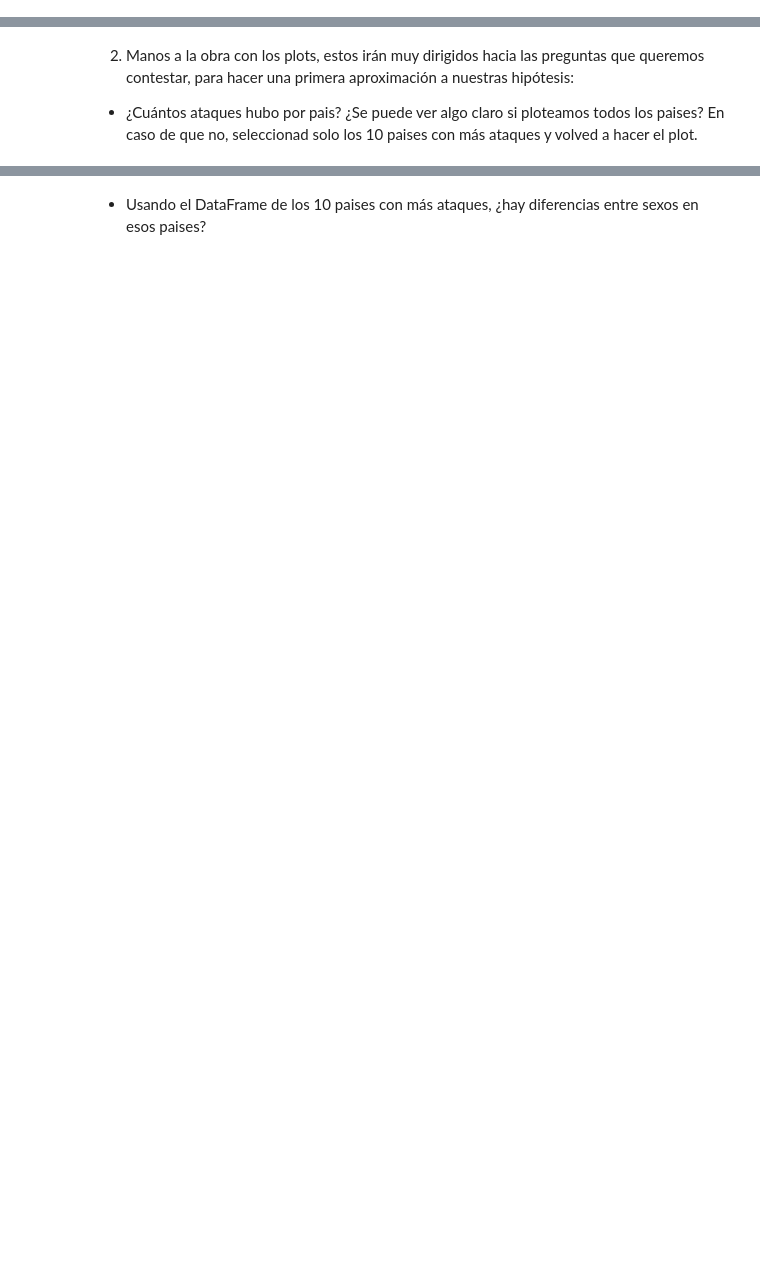
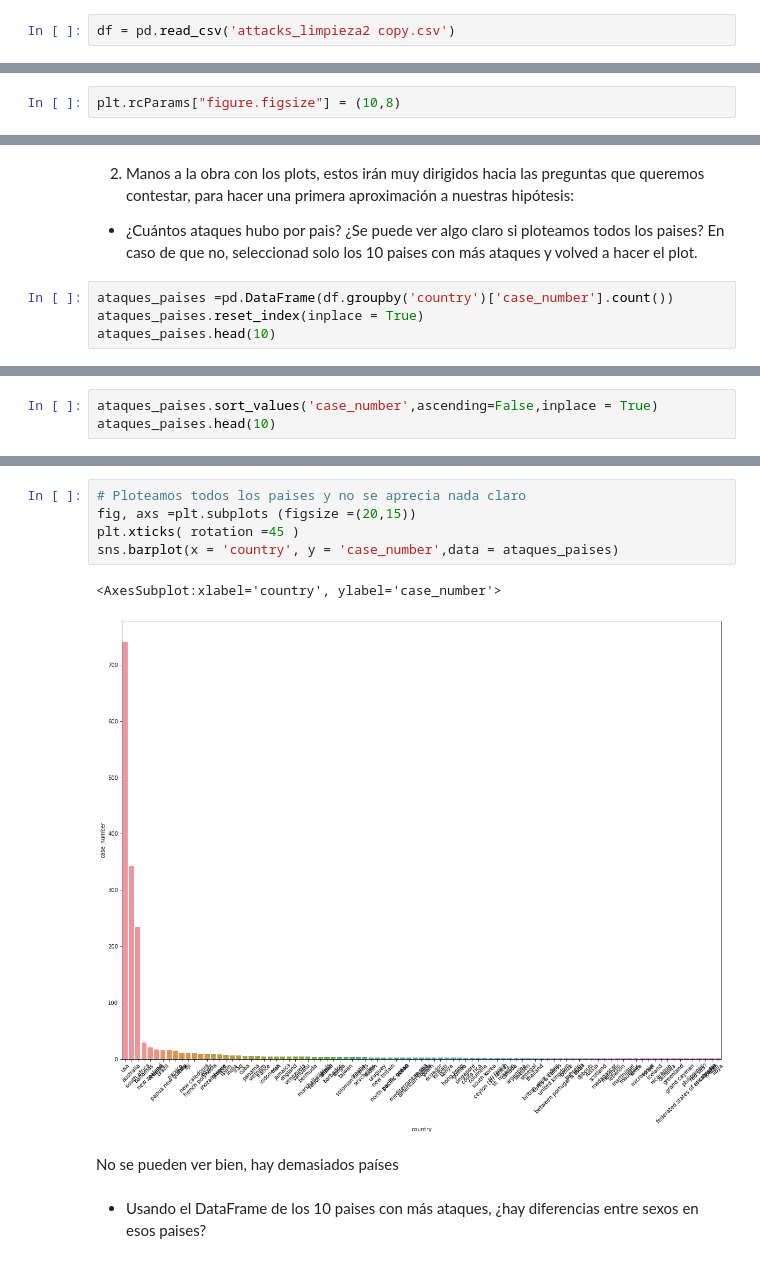
Before and after one commit to Jumblan/DA_promoC_modulo2_sprint3_JudithLola, a Jupyter notebook: EDA/pair-prog-EDAIII.ipynb, the cells around one changed output, grey strips where cells are left out. Drawn from its saved outputs; the diff is of its cells as text; blank space fills up the shorter version.

```diff
--- a/EDA/pair-prog-EDAIII.ipynb
+++ b/EDA/pair-prog-EDAIII.ipynb
@@ -1,3 +8,5 @@
+# %%
+df = pd.read_csv('attacks_limpieza2 copy.csv')
 # %% [markdown]
 ## Pair Programming EDA III
 # %% [markdown]
@@ -35,3 +44,5 @@ En el ejercicio de hoy tendremos que contestar a las siguientes preguntas:
 📌 Nota Como siempre, después de cada gráfica incluid una pequeña explicación de lo que nos está mostrando la gráfica.
 
 1. Estableced el tamaño de las figuras al inicio de vuestro jupyter para que todas tengan las mismas dimensiones.
+# %%
+plt.rcParams["figure.figsize"] = (10,8)
@@ -40,3 +57,7 @@ En el ejercicio de hoy tendremos que contestar a las siguientes preguntas:
 
 - ¿Cuántos ataques hubo por pais?
 ¿Se puede ver algo claro si ploteamos todos los paises? En caso de que no, seleccionad solo los 10 paises con más ataques y volved a hacer el plot.
+# %%
+ataques_paises =pd.DataFrame(df.groupby('country')['case_number'].count())
+ataques_paises.reset_index(inplace = True)
+ataques_paises.head(10)
@@ -42,0 +76,3 @@ En el ejercicio de hoy tendremos que contestar a las siguientes preguntas:
+# %%
+ataques_paises.sort_values('case_number',ascending=False,inplace = True)
+ataques_paises.head(10)
@@ -43,2 +91,12 @@ En el ejercicio de hoy tendremos que contestar a las siguientes preguntas:
+# %%
+# Ploteamos todos los paises y no se aprecia nada claro
+fig, axs =plt.subplots (figsize =(20,15))
+plt.xticks( rotation =45 )
+sns.barplot(x = 'country', y = 'case_number',data = ataques_paises)
+# %% [output]
+<AxesSubplot:xlabel='country', ylabel='case_number'>
+[figure, added]
+# %% [markdown]
+No se pueden ver bien, hay demasiados países
 # %% [markdown]
 - Usando el DataFrame de los 10 paises con más ataques, ¿hay diferencias entre sexos en esos paises?
```
Also changed, not shown: parts of 19 cells of this notebook, 6 other files.
